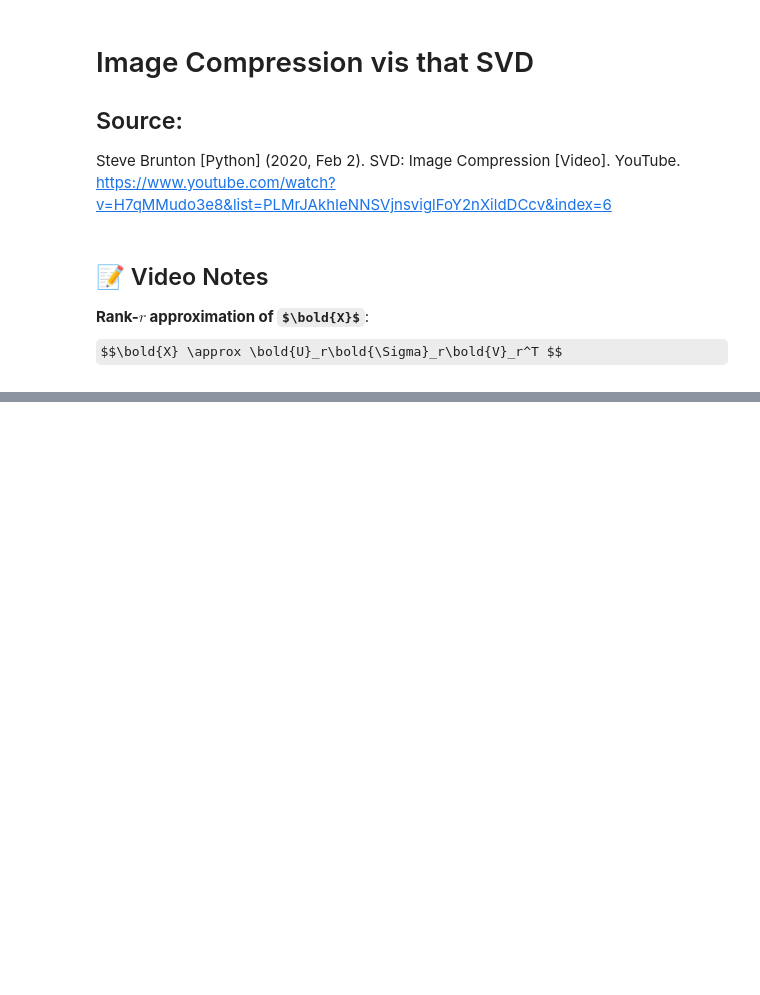
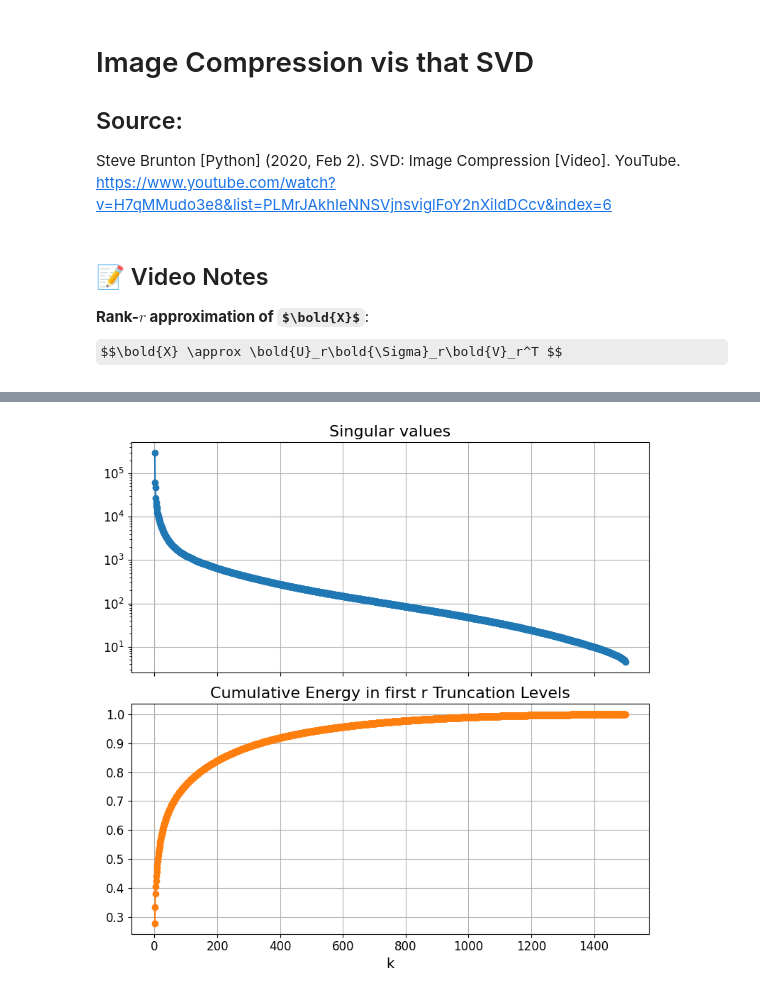
Before and after one commit to lshriver/ddse-2e-workspace, a Jupyter notebook: notebooks/chp_1/video-notes/svd_image_compression.ipynb, the cells around one changed output, grey strips where cells are left out. Saved outputs shown, nothing was run; the diff lists cells and outputs as text; code cells hidden in the pictures; some formulas as TeX source; blank space fills up the shorter version.

```diff
--- a/notebooks/chp_1/video-notes/svd_image_compression.ipynb
+++ b/notebooks/chp_1/video-notes/svd_image_compression.ipynb
@@ -26,0 +86,26 @@ plt.show()
+# %%
+fig, axes = plt.subplots(2, 1, sharex=True, figsize=(8, 8))
+axes = axes.flatten()
+
+r_values = np.arange(1, len(S) + 1)  # Create a range of integers from 1 to the length of S
+
+axes[0].semilogy(r_values, S, '-o', color='C0')
+axes[0].set_title('Singular values')
+axes[0].grid()
+
+singular_values_cumsum = np.cumsum(S)/np.sum(S)
+axes[1].plot(r_values, singular_values_cumsum, '-o', color='C1')
+axes[1].set_title('Cumulative Energy in first r Truncation Levels')
+axes[1].grid(True)
+
+# now label the shared x-axis
+axes[1].set_xlabel('k', fontsize=14)
+# bump for all tick labels
+for ax in axes:
+    ax.tick_params(axis='both', which='major', labelsize=12)
+    ax.title.set_fontsize(16)
+
+fig.tight_layout()
+plt.show()
+# %% [output]
+[figure, added]
```
Also changed, not shown: parts of 8 cells of this notebook, 2 other files.
